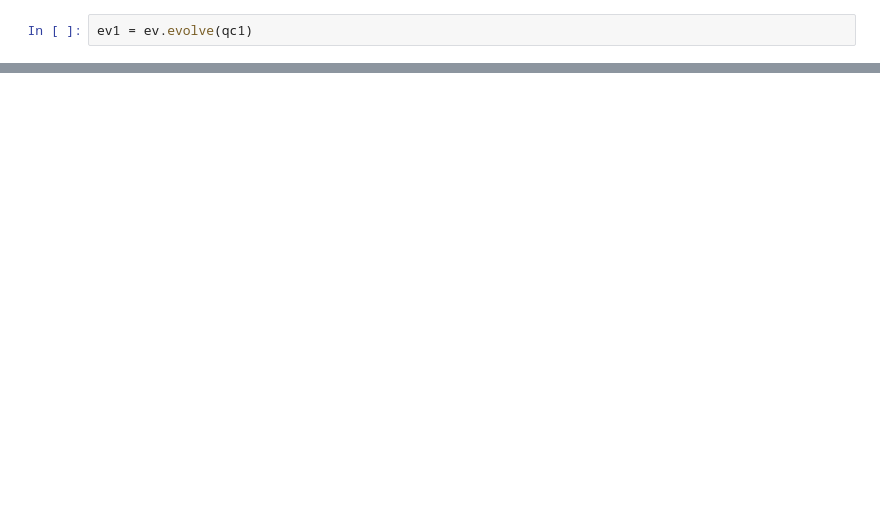
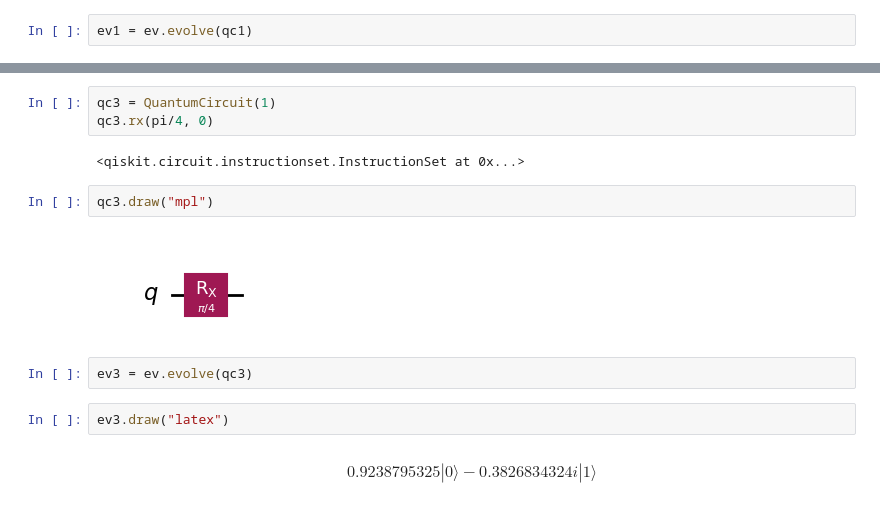
Before and after one commit to stephenhky/Qiskit-Cert-Exercise, a Jupyter notebook: rotating_qubit/euler_angle.ipynb, the cells around one changed output, grey strips where cells are left out. Saved outputs shown, nothing was run; the diff lists cells and outputs as text; blank space fills up the shorter version.

```diff
--- a/rotating_qubit/euler_angle.ipynb
+++ b/rotating_qubit/euler_angle.ipynb
@@ -18,0 +39,15 @@ ev1.draw("bloch")
+# %%
+qc3 = QuantumCircuit(1)
+qc3.rx(pi/4, 0)
+# %% [output]
+<qiskit.circuit.instructionset.InstructionSet at 0x...>
+# %%
+qc3.draw("mpl")
+# %% [output]
+[figure, added]
+# %%
+ev3 = ev.evolve(qc3)
+# %%
+ev3.draw("latex")
+# %% [output]
+$$0.9238795325 |0\rangle- 0.3826834324 i |1\rangle$$
```
Also changed, not shown: parts of 16 cells of this notebook.
